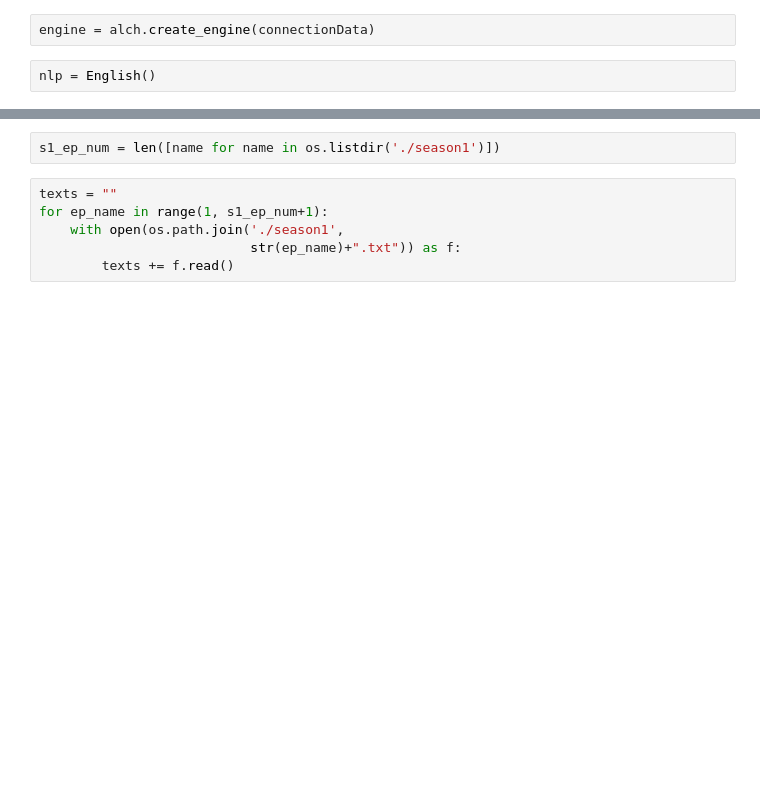
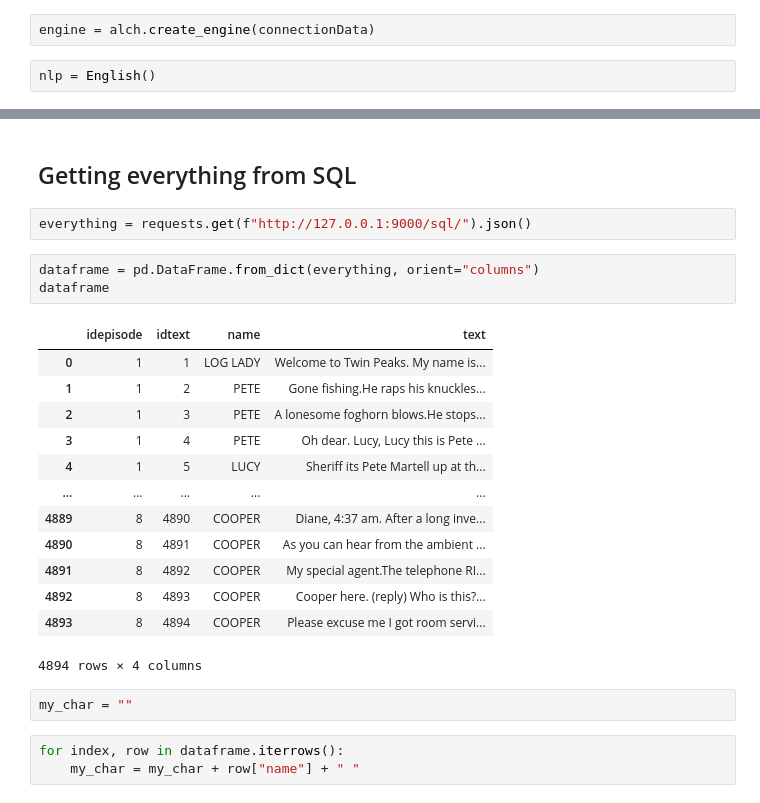
Before and after one commit to KirbyDream/4-Project_sentiment_analysis, a Jupyter notebook: Cloud_word.ipynb, the cells around one changed output, grey strips where cells are left out. Cells and saved outputs as stored; diff of their text form; blank space fills up the shorter version.

```diff
--- a/Cloud_word.ipynb
+++ b/Cloud_word.ipynb
@@ -49,9 +50,27 @@ nlp = English()
-# %%
-s1_ep_num = len([name for name in os.listdir('./season1')])
-# %%
-texts = ""
-for ep_name in range(1, s1_ep_num+1):
-    with open(os.path.join('./season1',
-                           str(ep_name)+".txt")) as f:
-        texts += f.read()
+# %% [markdown]
+## Getting everything from SQL
+# %%
+everything = requests.get(f"http://127.0.0.1:9000/sql/").json()
+# %%
+dataframe = pd.DataFrame.from_dict(everything, orient="columns")
+dataframe
+# %% [output]
+|  | idepisode | idtext | name | text |
+| 0 | 1 | 1 | LOG LADY | Welcome to Twin Peaks. My name is... |
+| 1 | 1 | 2 | PETE | Gone fishing.He raps his knuckles... |
+| 2 | 1 | 3 | PETE | A lonesome foghorn blows.He stops... |
+| 3 | 1 | 4 | PETE | Oh dear. Lucy, Lucy this is Pete ... |
+| 4 | 1 | 5 | LUCY | Sheriff its Pete Martell up at th... |
+| ... | ... | ... | ... | ... |
+| 4889 | 8 | 4890 | COOPER | Diane, 4:37 am. After a long inve... |
+| 4890 | 8 | 4891 | COOPER | As you can hear from the ambient ... |
+| 4891 | 8 | 4892 | COOPER | My special agent.The telephone RI... |
+| 4892 | 8 | 4893 | COOPER | Cooper here. (reply) Who is this?... |
+| 4893 | 8 | 4894 | COOPER | Please excuse me I got room servi... |
+4894 rows × 4 columns
+# %%
+my_char = ""
+# %%
+for index, row in dataframe.iterrows():
+    my_char = my_char + row["name"] + " "
 # %%
```
Also changed, not shown: parts of 18 cells of this notebook, 10 other files.
